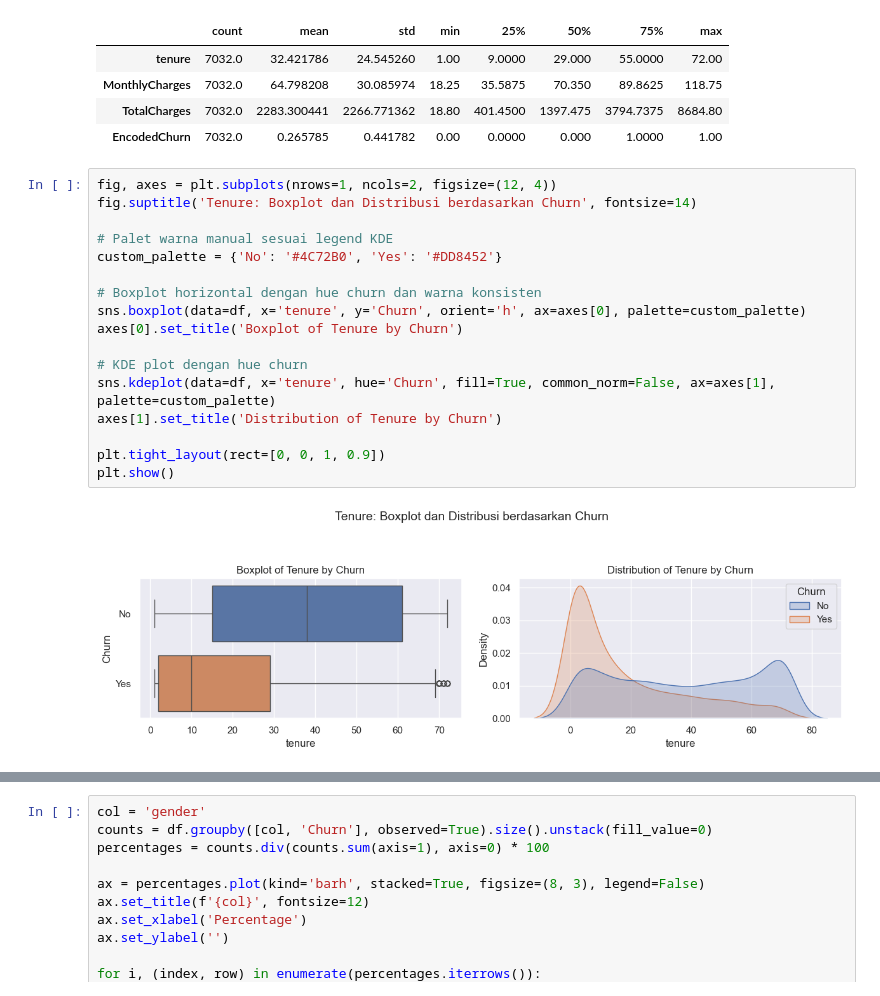
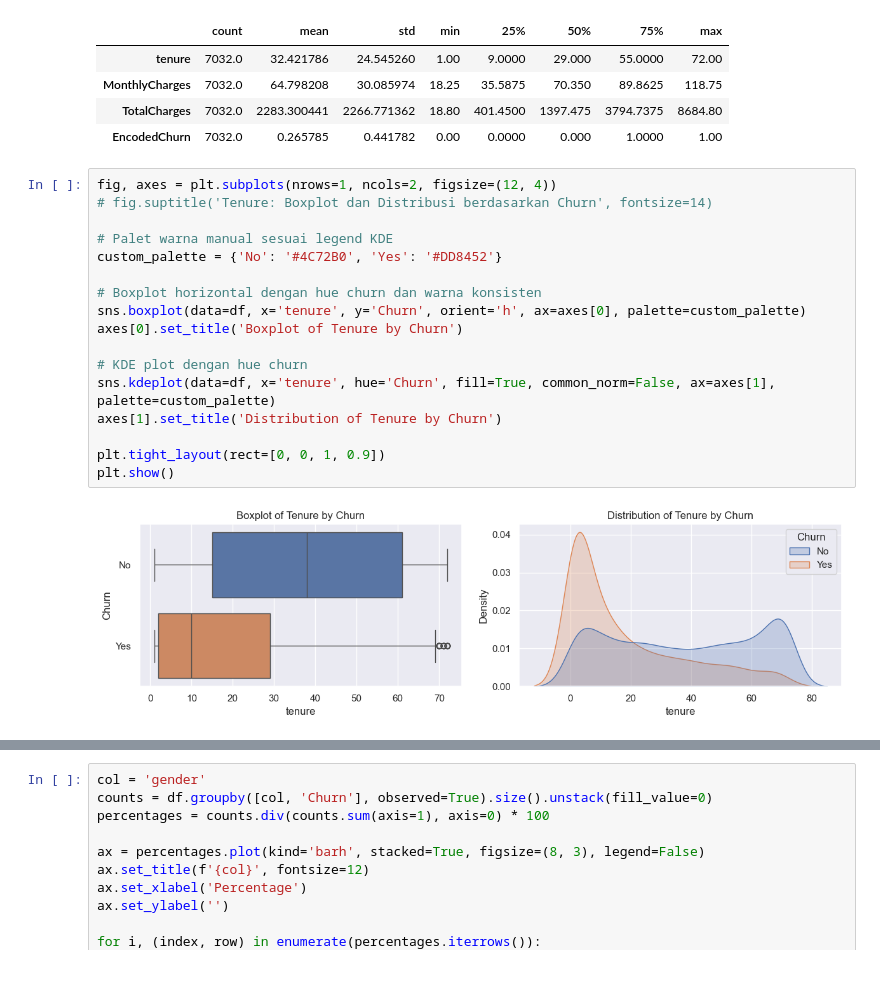
Before and after one commit to hansdarmawann/telco-churn-v2, a Jupyter notebook: notebooks/1.1-sec2.ipynb, the cells around one changed output, grey strips where cells are left out. Cells and saved outputs as stored; diff of their text form.

```diff
--- a/notebooks/1.1-sec2.ipynb
+++ b/notebooks/1.1-sec2.ipynb
@@ -346,22 +346,22 @@ df.describe().transpose()
 | EncodedChurn | 7032.0 | 0.265785 | 0.441782 | 0.00 | 0.0000 | 0.000 | 1.0000 | 1.00 |
 # %%
 fig, axes = plt.subplots(nrows=1, ncols=2, figsize=(12, 4))
-fig.suptitle('Tenure: Boxplot dan Distribusi berdasarkan Churn', fontsize=14)
+# fig.suptitle('Tenure: Boxplot dan Distribusi berdasarkan Churn', fontsize=14)
 
 # Palet warna manual sesuai legend KDE
 custom_palette = {'No': '#4C72B0', 'Yes': '#DD8452'}
 
 # Boxplot horizontal dengan hue churn dan warna konsisten
 sns.boxplot(data=df, x='tenure', y='Churn', orient='h', ax=axes[0], palette=custom_palette)
 axes[0].set_title('Boxplot of Tenure by Churn')
 
 # KDE plot dengan hue churn
 sns.kdeplot(data=df, x='tenure', hue='Churn', fill=True, common_norm=False, ax=axes[1], palette=custom_palette)
 axes[1].set_title('Distribution of Tenure by Churn')
 
 plt.tight_layout(rect=[0, 0, 1, 0.9])
 plt.show()
 # %% [output]
-[figure, old version]
+[figure, new version]
 # %%
 fig, axes = plt.subplots(nrows=1, ncols=2, figsize=(12, 4))
```
Also changed, not shown: parts of 6 cells of this notebook.
